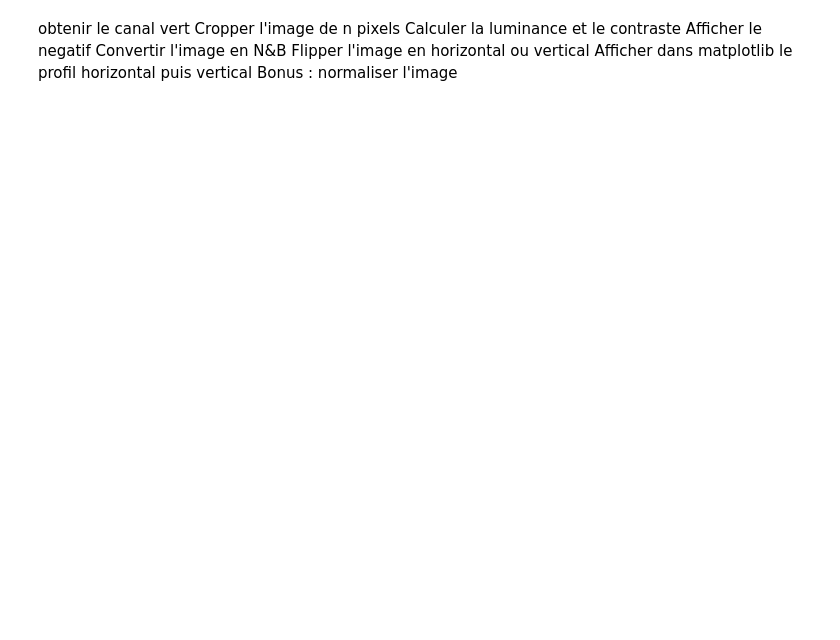
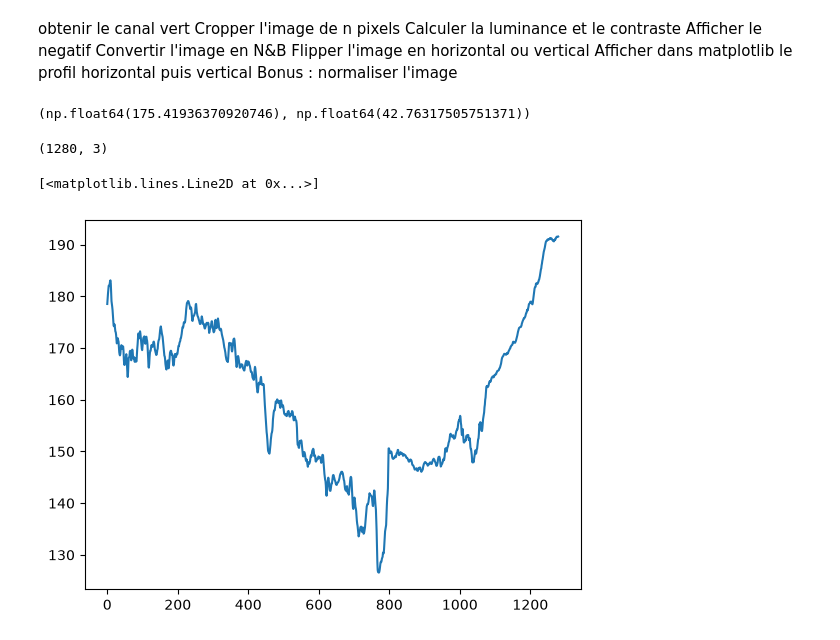
Before and after one commit to cyrilvincent/datascience, a Jupyter notebook: tp_image.ipynb, the cells around one changed output. Drawn from its saved outputs; the diff is of its cells as text; code cells hidden in the pictures; blank space fills up the shorter version.

```diff
--- a/tp_image.ipynb
+++ b/tp_image.ipynb
@@ -10,5 +11,5 @@ import numpy as np
 # %%
-path = "data/img/mug.jpg"
+path = "data/img/ski.jpg"
 im = Image.open(path)
 array = np.asarray(im).astype(np.float64)
 array.shape
@@ -36,0 +37,6 @@ Bonus : normaliser l'image
+# %%
+lum = np.mean(array)
+contrast = np.std(array)
+lum, contrast
+# %% [output]
+(np.float64(175.41936370920746), np.float64(42.76317505751371))
@@ -36,0 +49,8 @@ Bonus : normaliser l'image
+# %%
+profilH = array.mean(axis=0)
+print(profilH.shape)
+plt.plot(profilH[:,0])
+# %% [output]
+(1280, 3)
+[<matplotlib.lines.Line2D at 0x...>]
+[figure, added]
```
Also changed, not shown: parts of 11 cells of this notebook, 1 other file.
